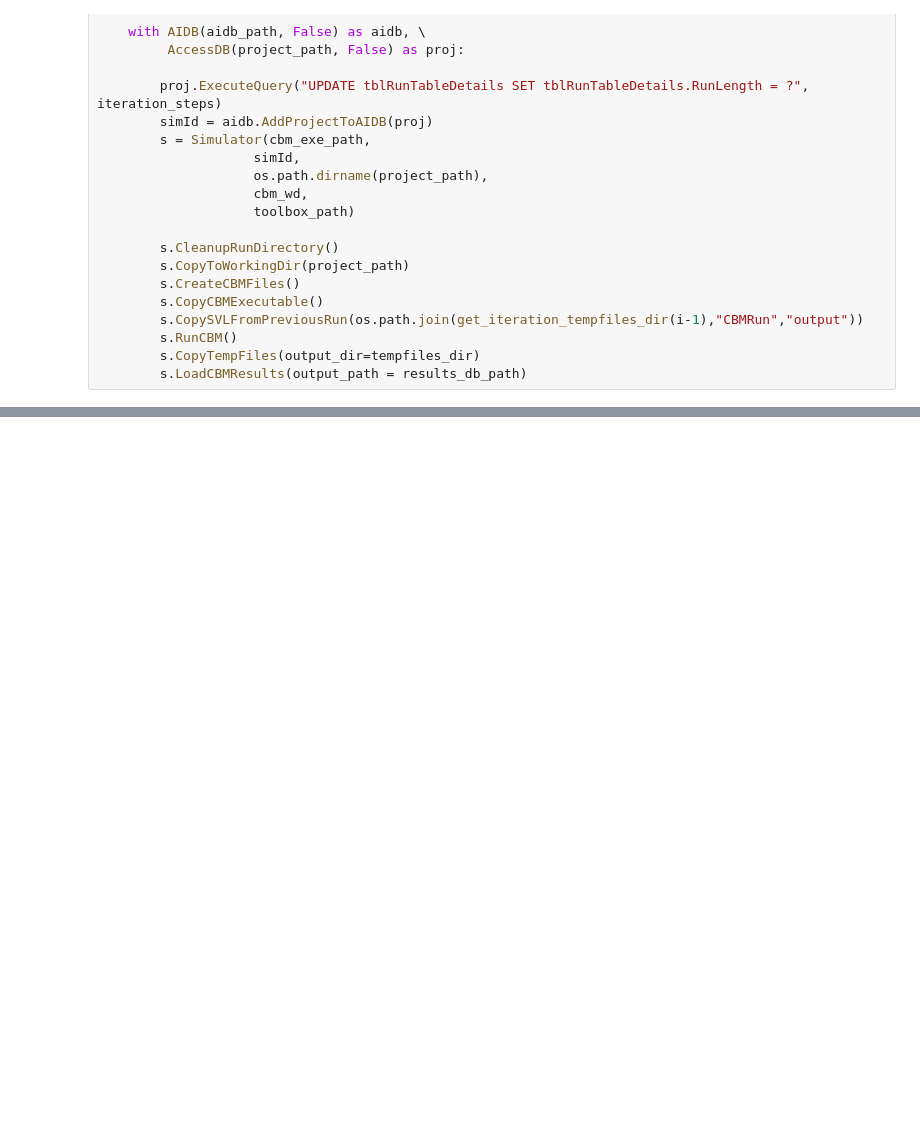
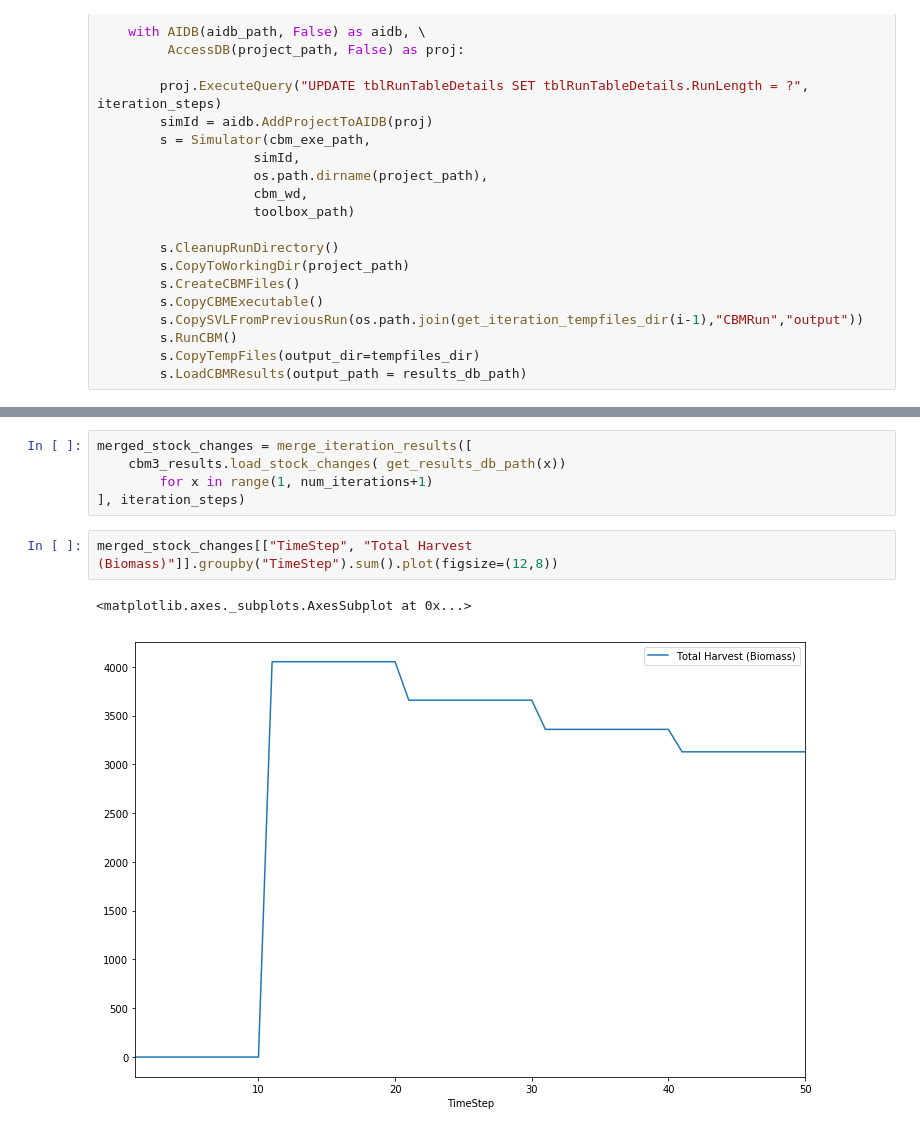
Before and after one commit to cat-cfs/cbm3_scripting_examples, a Jupyter notebook: iterative_cbm.ipynb, the cells around one changed output, grey strips where cells are left out. Drawn from its saved outputs; the diff is of its cells as text; blank space fills up the shorter version.

```diff
--- a/iterative_cbm.ipynb
+++ b/iterative_cbm.ipynb
@@ -327,0 +290,10 @@ p.plot(ylim=(0,10000))
+# %%
+merged_stock_changes = merge_iteration_results([
+    cbm3_results.load_stock_changes( get_results_db_path(x))
+        for x in range(1, num_iterations+1)
+], iteration_steps)
+# %%
+merged_stock_changes[["TimeStep", "Total Harvest (Biomass)"]].groupby("TimeStep").sum().plot(figsize=(12,8))
+# %% [output]
+<matplotlib.axes._subplots.AxesSubplot at 0x...>
+[figure, added]
```
Also changed, not shown: parts of 12 cells of this notebook.
